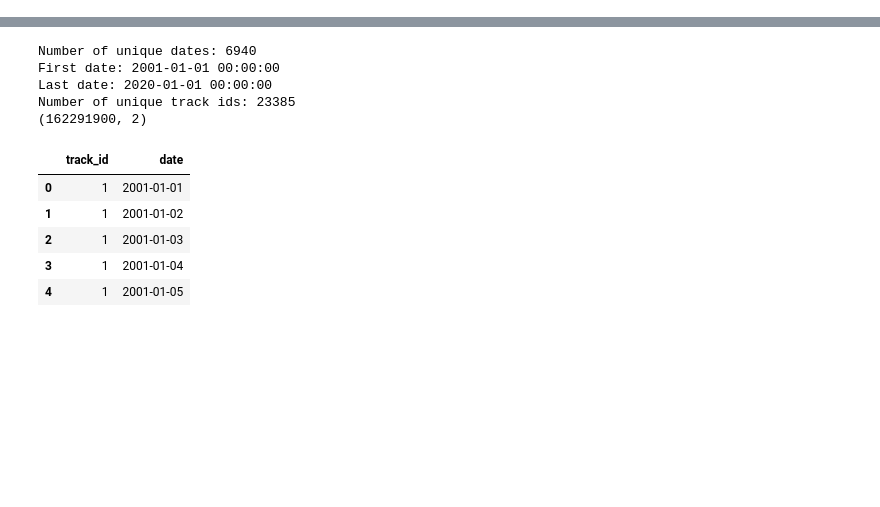
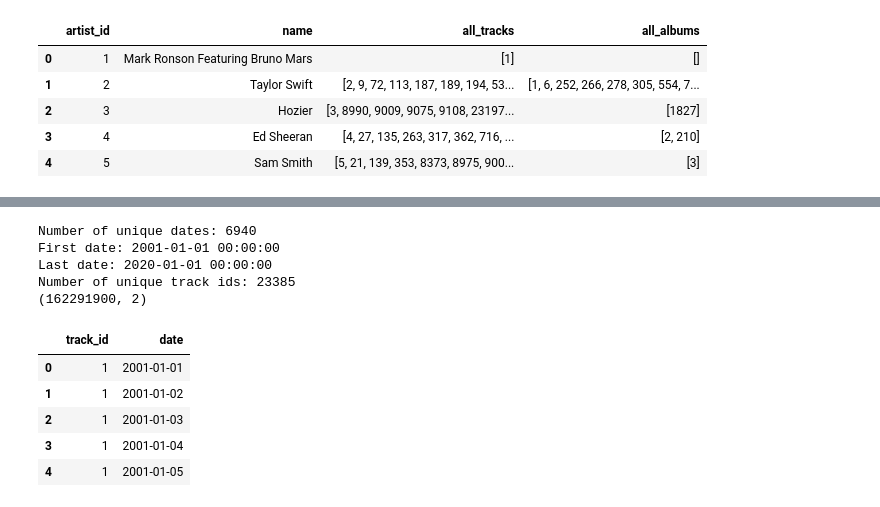
Before and after one commit to m21ark/s_music, a Jupyter notebook: data_clean.ipynb, the cells around one changed output, grey strips where cells are left out. Cells and saved outputs as stored; diff of their text form; code cells hidden in the pictures; blank space fills up the shorter version.

```diff
--- a/data_clean.ipynb
+++ b/data_clean.ipynb
@@ -110,0 +108,6 @@ df_album.head(30)
+# %%
+print(df_artist.shape)
+
+df_artist = df_artist.drop(columns=['image_url'])
+
+df_artist.head()
@@ -110,0 +122,19 @@ df_album.head(30)
+# %%
+def get_all_tracks_by_artist(artist_id, only_id=False):
+    return df_track[df_track['artist_id'] == artist_id] if not only_id else df_track[df_track['artist_id'] == artist_id]['track_id']
+
+def get_all_albums_by_artist(artist_id, only_id=False):
+    return df_album[df_album['artist_id'] == artist_id] if not only_id else df_album[df_album['artist_id'] == artist_id]['album_id']
+
+# Add the new columns "all_tracks" and "all_albums" to the artist as a list of ids
+df_artist['all_tracks'] = df_artist['artist_id'].apply(lambda x: get_all_tracks_by_artist(x, True).tolist())
+df_artist['all_albums'] = df_artist['artist_id'].apply(lambda x: get_all_albums_by_artist(x, True).tolist())
+
+df_artist.head()
+# %% [output]
+|  | artist_id | name | all_tracks | all_albums |
+| 0 | 1 | Mark Ronson Featuring Bruno Mars | [1] | [] |
+| 1 | 2 | Taylor Swift | [2, 9, 72, 113, 187, 189, 194, 53... | [1, 6, 252, 266, 278, 305, 554, 7... |
+| 2 | 3 | Hozier | [3, 8990, 9009, 9075, 9108, 23197... | [1827] |
+| 3 | 4 | Ed Sheeran | [4, 27, 135, 263, 317, 362, 716, ... | [2, 210] |
+| 4 | 5 | Sam Smith | [5, 21, 139, 353, 8373, 8975, 900... | [3] |
```
Also changed, not shown: parts of 32 cells of this notebook, 2 other files.
